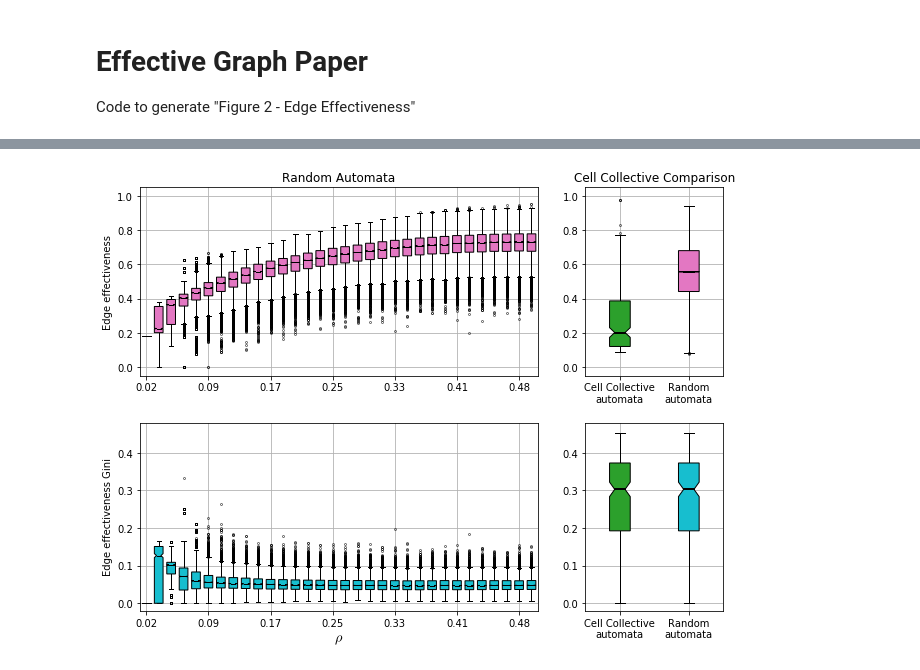
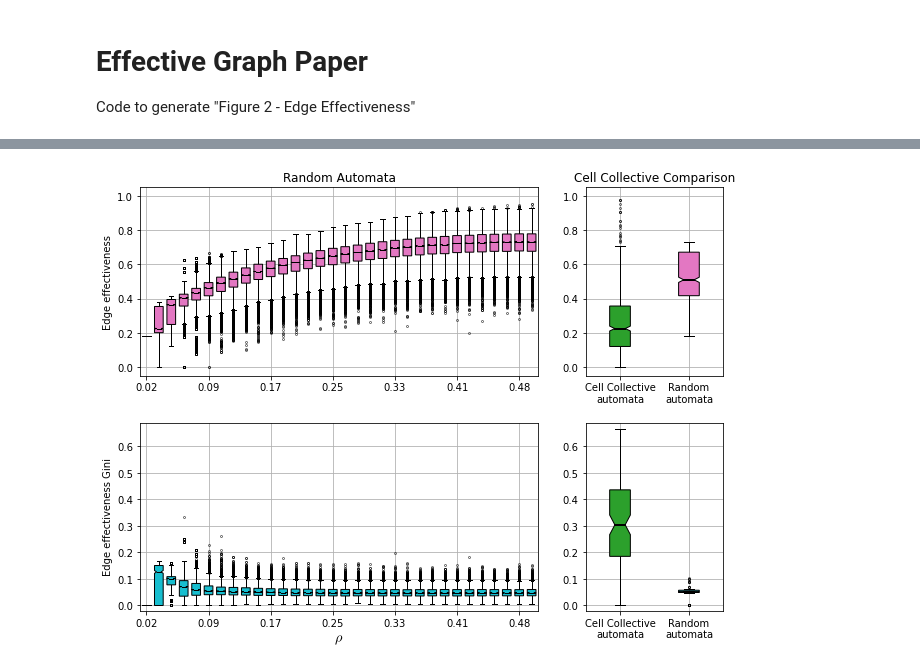
Before and after one commit to leonardogian/CANA, a Jupyter notebook: tutorials/2020 - Effective Graph/Figure 2/Figure 2 - Edge Effectiveness.ipynb, the cells around one changed output, grey strips where cells are left out. Drawn from its saved outputs; the diff is of its cells as text; code cells hidden in the pictures.

Commit message:
update to figures

```diff
--- a/tutorials/2020 - Effective Graph/Figure 2/Figure 2 - Edge Effectiveness.ipynb
+++ b/tutorials/2020 - Effective Graph/Figure 2/Figure 2 - Edge Effectiveness.ipynb
@@ -38,3 +22,15 @@ def calc_gini_coef(a, epsilon=10**(-6) ):
     index = np.arange(1, (n + 1)) #index per array element
     a += epsilon #values cannot be 0
     return ((np.sum((2 * index - n  - 1) * np.sort(a))) / (n * np.sum(a))) #Gini coefficient
+# %%
+#dfB = pd.read_csv('data/BioNetworkEdgeEffectiveness.csv')
+#dfBR = pd.read_csv('../Figure 2/BioNetworkRandomEnsembleEdgeEffectiveness.csv.gz', index_col=0)
+# Bio networks
+dfB = pd.read_csv('data/BioNetworkEffectivenessK6.tsv', sep='\t')
+dfBG = pd.read_csv('data/BioNetworkEffectivenessGiniK6.tsv', sep='\t')
+# BioMatched random samples
+dfM = pd.read_csv('data/MatchedBioNetworkEffectivenessK6.tsv', sep='\t')
+dfMG = pd.read_csv('data/MatchedBioNetworkEffectivenessGiniK6.tsv', sep='\t')
+# %%
+dfMg = dfM.groupby(['Boolean Network', 'Node', 'Input']).agg({'Input Effectiveness':['mean', 'std']})
+dfMGg = dfMG.groupby(['Boolean Network', 'Node']).agg({'Input Effectiveness Gini':['mean', 'std']})
@@ -41,6 +127,6 @@ def calc_gini_coef(a, epsilon=10**(-6) ):
 # %%
 # Load bias.tar.gz file
-bias_tarfile = tarfile.open('bias.tar.gz')
+bias_tarfile = tarfile.open('data/bias.tar.gz')
 #
 rand_edge_eff = []
 rand_gini = []
@@ -78,7 +177,7 @@ ax3 = fig.add_subplot(gs[1, 0:s])
 ax4 = fig.add_subplot(gs[1, s+1:])
 
 #
-flierprops = dict(marker='o', markersize=2, markeredgecolor='black', markeredgewidth=.5, rasterized=False)
+flierprops = dict(marker='o', markersize=2, markeredgecolor='black', markeredgewidth=.5, rasterized=True)
 medianprops = dict(color='black')
 
 # Ax1
@@ -108,39 +207,39 @@ ax3.set_xticklabels(xticklables)
 ax3.set_ylabel('Edge effectiveness Gini')
 ax3.set_xlabel(r'$\rho$', fontsize='x-large')
 ax3.grid()
-ax3.set_ylim(-0.02,0.48)
+ax3.set_ylim(-0.02,0.69)
 
 # Ax2
-res = ax2.boxplot([dfBk6['EC'], dfBRk6['EC']], notch=True, patch_artist=True, widths=0.3, flierprops=flierprops)
+res = ax2.boxplot([dfB['Input Effectiveness'], dfMg[('Input Effectiveness','mean')]], notch=True, patch_artist=True, widths=0.3, flierprops=flierprops)
 
 colors = ['#2ca02c', '#e377c2']
 for box, median, color in zip(res['boxes'], res['medians'], colors):
     box.set_facecolor(color)
     median.set_c('k')
     median.set_lw(2)
 
 ax2.set_xticks(range(1,3))
 ax2.set_xticklabels(['Cell Collective\nautomata', 'Random\nautomata'])
 ax2.set_title("Cell Collective Comparison")
 ax2.grid()
 ax2.set_ylim(-0.05,1.05)
 
 # Ax4
-res = ax4.boxplot([dfBk6['ECgini'], ecginik6], notch=True, patch_artist=True, widths=0.3, flierprops=flierprops)
+res = ax4.boxplot([dfBG['Input Effectiveness Gini'], dfMGg[('Input Effectiveness Gini','mean')]], notch=True, patch_artist=True, widths=0.3, flierprops=flierprops)
 
 colors = ['#2ca02c', '#17becf']
 for box, median, color in zip(res['boxes'], res['medians'], colors):
     box.set_facecolor(color)
     median.set_c('k')
     median.set_lw(2)
 
 ax4.set_xticks(range(1,3))
 ax4.set_xticklabels(['Cell Collective\nautomata', 'Random\nautomata'])
 ax4.grid()
-ax4.set_ylim(-0.02,0.48)
+ax4.set_ylim(-0.02,0.69)
 
 plt.subplots_adjust(left=0.07, right=0.97, bottom=0.08, top=0.92, wspace=0.4, hspace=0.25)
-plt.savefig("EdgeEffectivenessComposite.pdf")
+plt.savefig("EdgeEffectivenessComposite.pdf", dpi=300)
 plt.show()
 # %% [output]
-[figure, old version]
+[figure, new version]
```
Also changed, not shown: parts of 5 cells of this notebook, 16 other files.
